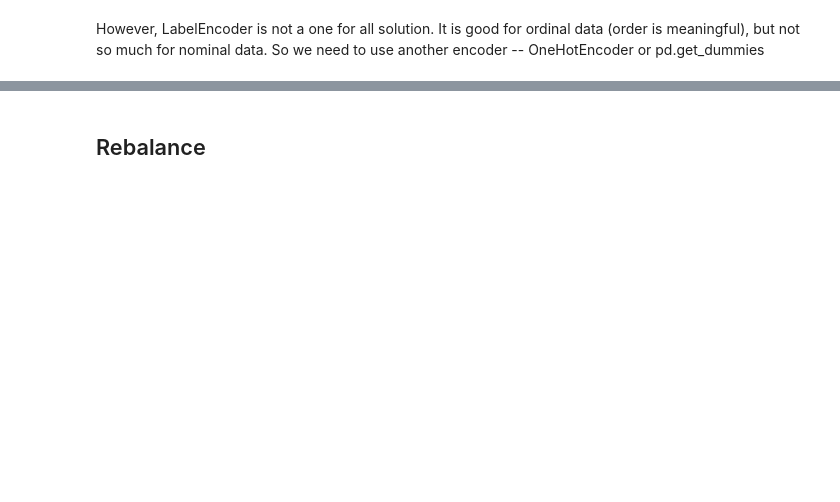
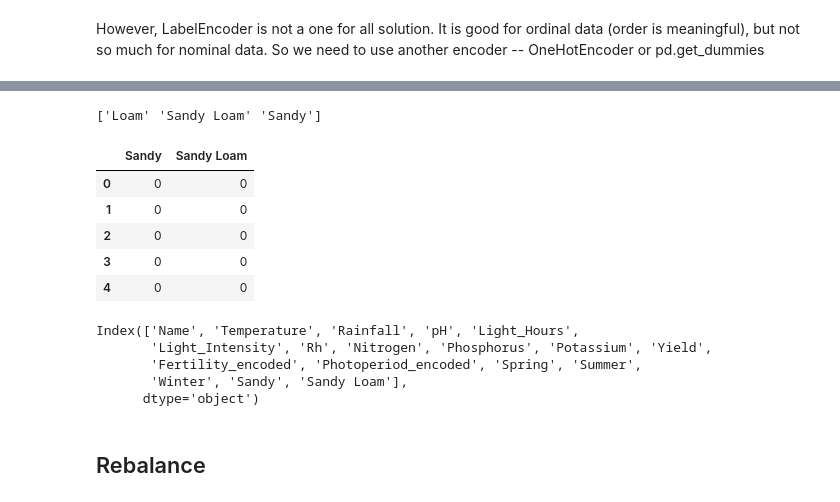
Before and after one commit to LeoLYW12138/ML-Logbook, a Jupyter notebook: Preprocessing/preprocess.ipynb, the cells around one changed output, grey strips where cells are left out. Drawn from its saved outputs; the diff is of its cells as text; code cells hidden in the pictures; blank space fills up the shorter version.

```diff
--- a/Preprocessing/preprocess.ipynb
+++ b/Preprocessing/preprocess.ipynb
@@ -280,2 +278,36 @@ df.head()
+# %%
+print(df["Soil_Type"].unique())
+encoded = pd.get_dummies(df["Soil_Type"], drop_first=True, dtype=int)
+df = df.join(encoded)
+encoded.head()
+# %% [output]
+['Loam' 'Sandy Loam' 'Sandy']
+|  | Sandy | Sandy Loam |
+| 0 | 0 | 0 |
+| 1 | 0 | 0 |
+| 2 | 0 | 0 |
+| 3 | 0 | 0 |
+| 4 | 0 | 0 |
+# %%
+df.drop(
+    columns=[
+        "Fertility",
+        "Photoperiod",
+        "Season",
+        "Category_pH",
+        "Soil_Type",
+        "N_Ratio",
+        "P_Ratio",
+        "K_Ratio",
+    ],
+    inplace=True,
+)
+df.columns
+# %% [output]
+Index(['Name', 'Temperature', 'Rainfall', 'pH', 'Light_Hours',
+       'Light_Intensity', 'Rh', 'Nitrogen', 'Phosphorus', 'Potassium', 'Yield',
+       'Fertility_encoded', 'Photoperiod_encoded', 'Spring', 'Summer',
+       'Winter', 'Sandy', 'Sandy Loam'],
+      dtype='object')
 # %% [markdown]
 ## Rebalance
```
Also changed, not shown: parts of 6 cells of this notebook.
